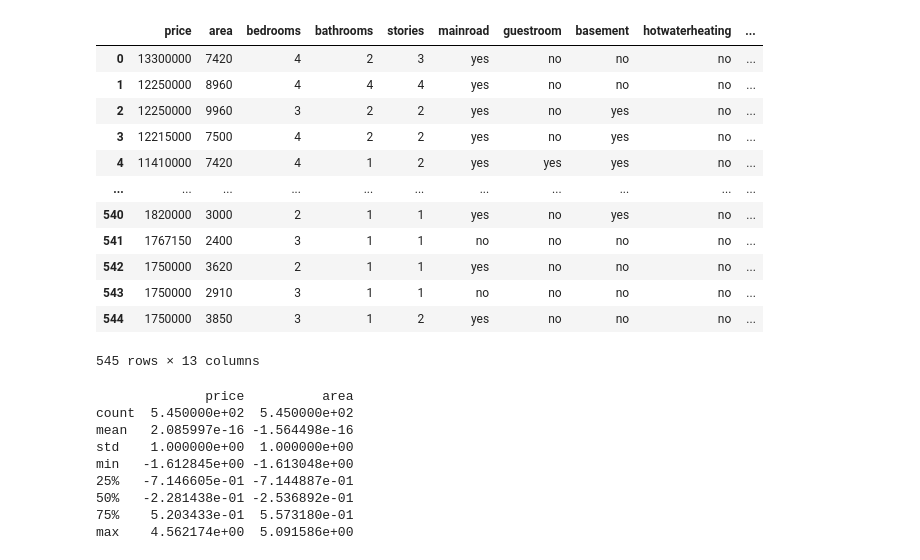
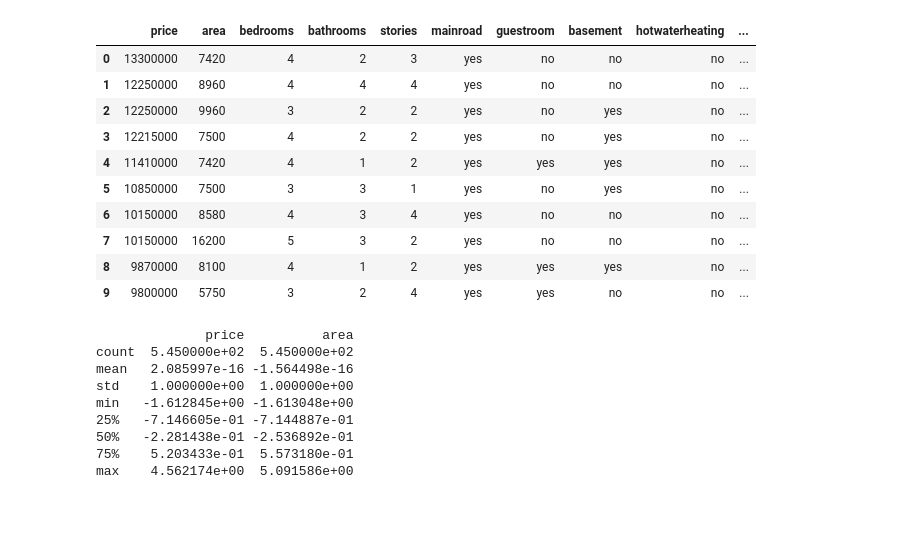
Before and after one commit to Niirav213/linear_regression, a Jupyter notebook: regressiontrials.ipynb, the cells around one changed output. Cells and saved outputs as stored; diff of their text form; code cells hidden in the pictures; blank space fills up the shorter version.

```diff
--- a/regressiontrials.ipynb
+++ b/regressiontrials.ipynb
@@ -4,21 +4,19 @@ import pandas as pd
 import matplotlib.pyplot as plt
 # %%
 df = pd.read_csv(r'D:\machine learning\Housing.csv')
-df
+df.head(10)
 # %% [output]
 |  | price | area | bedrooms | bathrooms | stories | mainroad | guestroom | basement | hotwaterheating | ... |
 | 0 | 13300000 | 7420 | 4 | 2 | 3 | yes | no | no | no | ... |
 | 1 | 12250000 | 8960 | 4 | 4 | 4 | yes | no | no | no | ... |
 | 2 | 12250000 | 9960 | 3 | 2 | 2 | yes | no | yes | no | ... |
 | 3 | 12215000 | 7500 | 4 | 2 | 2 | yes | no | yes | no | ... |
 | 4 | 11410000 | 7420 | 4 | 1 | 2 | yes | yes | yes | no | ... |
-| ... | ... | ... | ... | ... | ... | ... | ... | ... | ... | ... |
-| 540 | 1820000 | 3000 | 2 | 1 | 1 | yes | no | yes | no | ... |
-| 541 | 1767150 | 2400 | 3 | 1 | 1 | no | no | no | no | ... |
-| 542 | 1750000 | 3620 | 2 | 1 | 1 | yes | no | no | no | ... |
-| 543 | 1750000 | 2910 | 3 | 1 | 1 | no | no | no | no | ... |
-| 544 | 1750000 | 3850 | 3 | 1 | 2 | yes | no | no | no | ... |
+| 5 | 10850000 | 7500 | 3 | 3 | 1 | yes | no | yes | no | ... |
+| 6 | 10150000 | 8580 | 4 | 3 | 4 | yes | no | no | no | ... |
+| 7 | 10150000 | 16200 | 5 | 3 | 2 | yes | no | no | no | ... |
+| 8 | 9870000 | 8100 | 4 | 1 | 2 | yes | yes | yes | no | ... |
+| 9 | 9800000 | 5750 | 3 | 2 | 4 | yes | yes | no | no | ... |
-545 rows × 13 columns
 # %%
 data = df.copy()
 # %%
```
Also changed, not shown: parts of 4 cells of this notebook.
